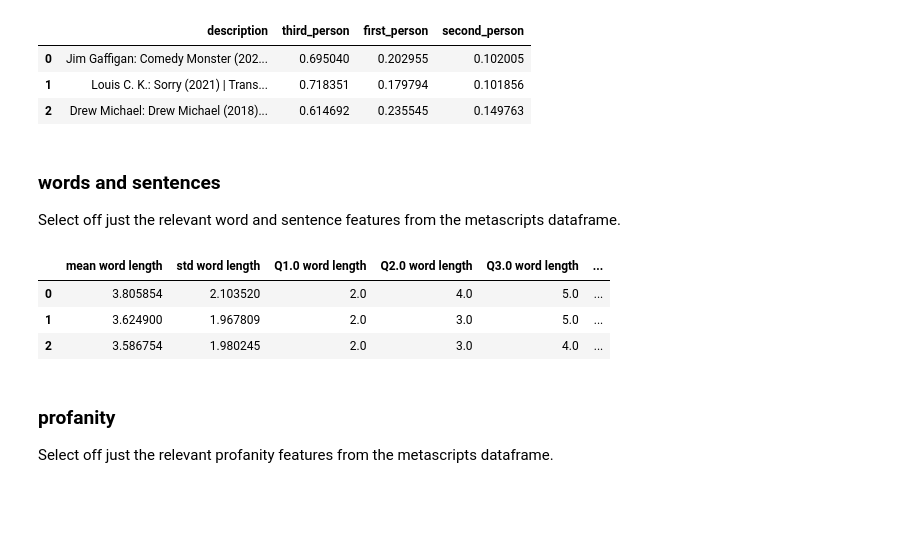
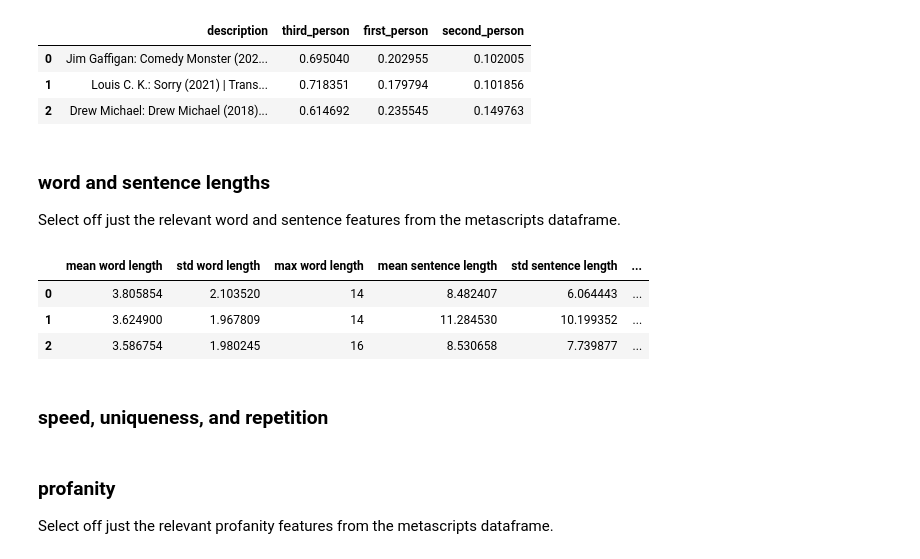
Before and after one commit to jrioross/standup-comedy-NLP, a Jupyter notebook: notebooks/06_clustering_and_recommendations.ipynb, the cells around one changed output. Drawn from its saved outputs; the diff is of its cells as text; code cells hidden in the pictures; blank space fills up the shorter version.

```diff
--- a/notebooks/06_clustering_and_recommendations.ipynb
+++ b/notebooks/06_clustering_and_recommendations.ipynb
@@ -124,22 +120,21 @@ pov_props_df.head(3)
 | 1 | Louis C. K.: Sorry (2021) | Trans... | 0.718351 | 0.179794 | 0.101856 |
 | 2 | Drew Michael: Drew Michael (2018)... | 0.614692 | 0.235545 | 0.149763 |
 # %% [markdown]
-### words and sentences
+### word and sentence lengths
 Select off just the relevant word and sentence features from the metascripts dataframe.
 # %%
 ws_features = [
-       'mean word length', 'std word length', 'Q1.0 word length',
-       'Q2.0 word length', 'Q3.0 word length', 'max word length',
+       'mean word length', 'std word length', 'max word length',
        'mean sentence length', 'std sentence length', 'Q1.0 sentence length',
-       'Q2.0 sentence length', 'Q3.0 sentence length', 'max sentence length',
-       'unique words', 'total words', 'proportion unique words',
-       'unique words per sentence', 'words per minute', 'sentences per minute'
+       'Q2.0 sentence length', 'Q3.0 sentence length', 'max sentence length'
     ]
 
-words_sentences = metascripts[ws_features]
-words_sentences.head(3)
+word_sentence_lengths = metascripts[ws_features]
+word_sentence_lengths.head(3)
 # %% [output]
-|  | mean word length | std word length | Q1.0 word length | Q2.0 word length | Q3.0 word length | ... |
-| 0 | 3.805854 | 2.103520 | 2.0 | 4.0 | 5.0 | ... |
-| 1 | 3.624900 | 1.967809 | 2.0 | 3.0 | 5.0 | ... |
-| 2 | 3.586754 | 1.980245 | 2.0 | 3.0 | 4.0 | ... |
+|  | mean word length | std word length | max word length | mean sentence length | std sentence length | ... |
+| 0 | 3.805854 | 2.103520 | 14 | 8.482407 | 6.064443 | ... |
+| 1 | 3.624900 | 1.967809 | 14 | 11.284530 | 10.199352 | ... |
+| 2 | 3.586754 | 1.980245 | 16 | 8.530658 | 7.739877 | ... |
+# %% [markdown]
+###  speed, uniqueness, and repetition
```
Also changed, not shown: parts of 63 cells of this notebook, 5 other files.
